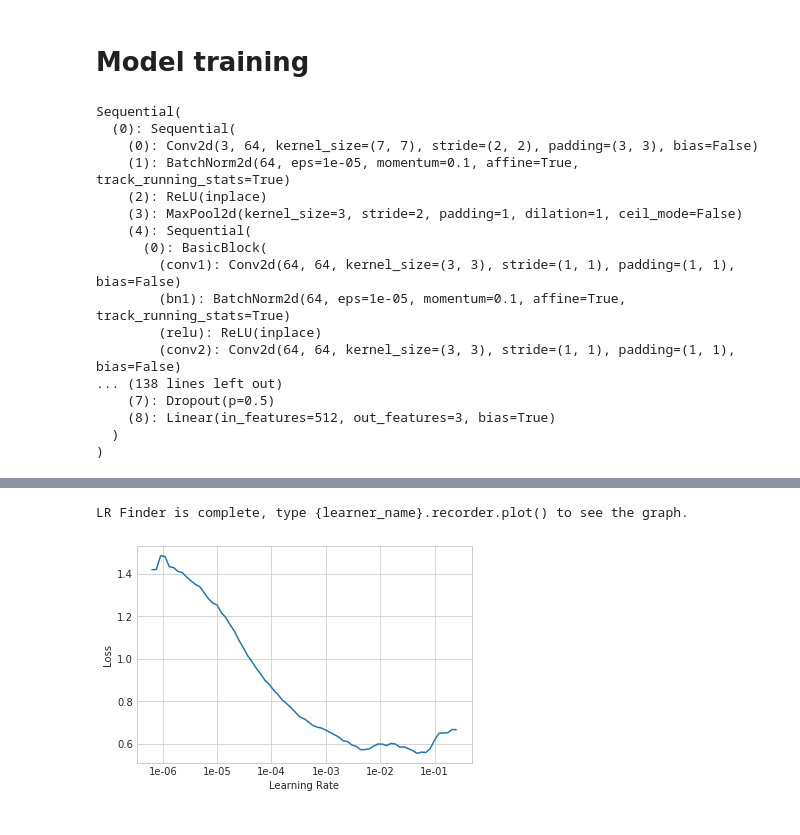
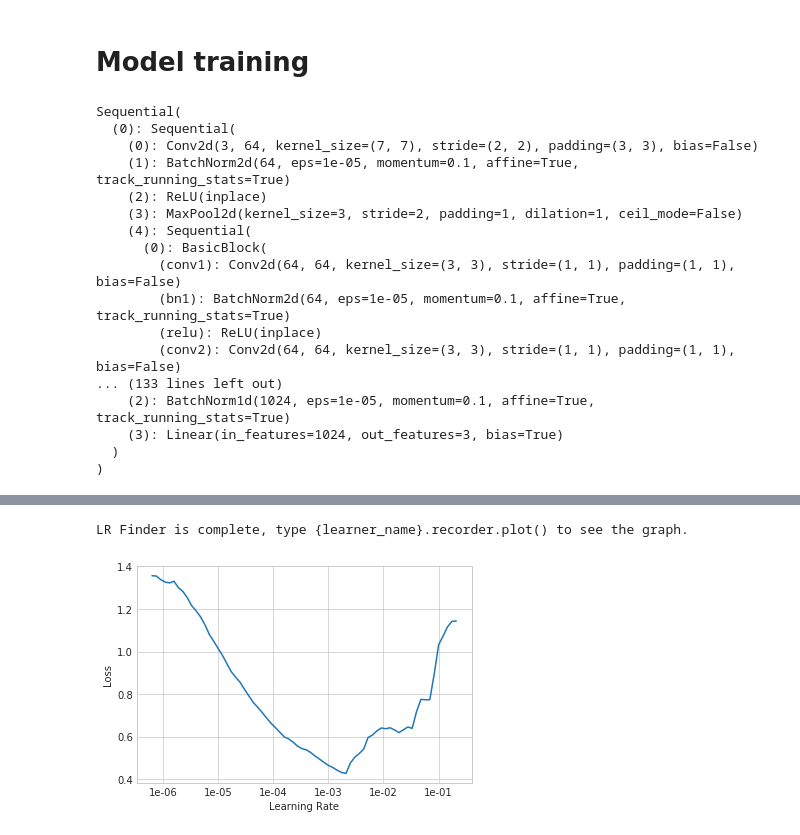
Before and after one commit to GilesStrong/SuperTML_HiggsML_Test, a Jupyter notebook: notebooks/iris1_resnet34_singlestage.ipynb, the cells around one changed output, grey strips where cells are left out. Drawn from its saved outputs; the diff is of its cells as text; code cells hidden in the pictures.

```diff
--- a/notebooks/12_resnet34_iris_nopretrain.ipynb
+++ b/notebooks/iris1_resnet34_singlestage.ipynb
@@ -15,7 +17,7 @@ np.random.seed(0)
 # %% [markdown]
 # Data import
 # %%
-IMG_PATH = DATA_PATH
+IMG_PATH = DATA_PATH/'iris'
 # %%
 train_df = pd.read_csv(IMG_PATH/'train.csv'); len(train_df); train_df.head()
 # %% [output]
@@ -76,7 +74,7 @@ data.train_ds[0][0]
 # %% [markdown]
 # Model training
 # %%
-learn = cnn_learner(data, models.resnet34, metrics=accuracy, pretrained=False)
+learn = cnn_learner(data, models.resnet34, metrics=accuracy, lin_ftrs=[], bn_final=False, ps=[0])
 # %%
 learn.model
 # %% [output]
@@ -92,20 +90,21 @@ Sequential(
         (bn1): BatchNorm2d(64, eps=1e-05, momentum=0.1, affine=True, track_running_stats=True)
         (relu): ReLU(inplace)
         (conv2): Conv2d(64, 64, kernel_size=(3, 3), stride=(1, 1), padding=(1, 1), bias=False)
-... (138 lines left out)
-    (7): Dropout(p=0.5)
-    (8): Linear(in_features=512, out_features=3, bias=True)
+... (133 lines left out)
+    (2): BatchNorm1d(1024, eps=1e-05, momentum=0.1, affine=True, track_running_stats=True)
+    (3): Linear(in_features=1024, out_features=3, bias=True)
   )
 )
 # %%
 learn.unfreeze()
 # %%
+learn.unfreeze()
 learn.lr_find()
 learn.recorder.plot()
 # %% [output]
 [interactive output not drawn]
 LR Finder is complete, type {learner_name}.recorder.plot() to see the graph.
-[figure, old version]
+[figure, new version]
 # %%
 learn.fit_one_cycle(20, max_lr=slice(1e-6,1e-3),
                     callbacks=[SaveModelCallback(learn, every='improvement', monitor='accuracy', name='best', mode='max')])
```
Also changed, not shown: parts of 6 cells of this notebook, 9 other files.
